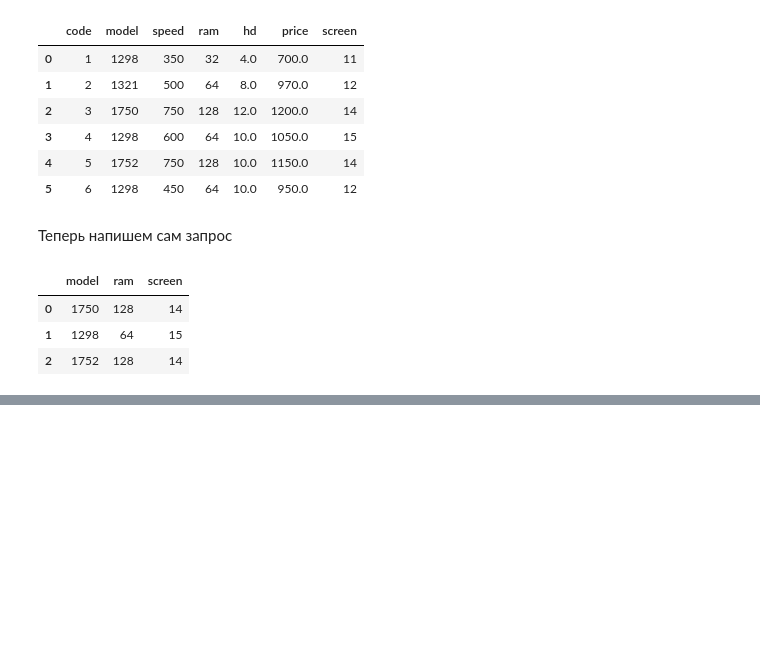
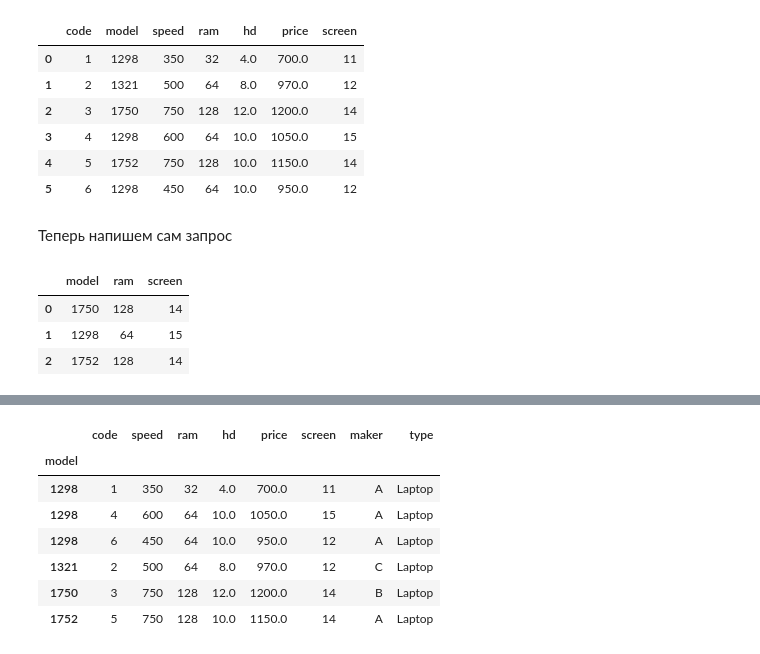
Before and after one commit to AleksTurov/Data-Science, a Jupyter notebook: sql-ex/sqlex_postgres_in_colab.ipynb, the cells around one changed output, grey strips where cells are left out. Drawn from its saved outputs; the diff is of its cells as text; code cells hidden in the pictures; blank space fills up the shorter version.

```diff
--- a/sql-ex/sqlex_postgres_in_colab.ipynb
+++ b/sql-ex/sqlex_postgres_in_colab.ipynb
@@ -249,0 +368,4 @@ select(sql)
+# %%
+sql = '''select * from Laptop t'''
+df = select(sql)
+df
@@ -249,0 +380,4 @@ select(sql)
+# %%
+sql = '''select * from Product t'''
+df2 = select(sql)
+df2
@@ -249,0 +402,13 @@ select(sql)
+# %%
+data = df.set_index('model').join(df2.set_index('model'))
+# %%
+data
+# %% [output]
+|  | code | speed | ram | hd | price | screen | maker | type |
+| model |  |  |  |  |  |  |  |  |
+| 1298 | 1 | 350 | 32 | 4.0 | 700.0 | 11 | A | Laptop |
+| 1298 | 4 | 600 | 64 | 10.0 | 1050.0 | 15 | A | Laptop |
+| 1298 | 6 | 450 | 64 | 10.0 | 950.0 | 12 | A | Laptop |
+| 1321 | 2 | 500 | 64 | 8.0 | 970.0 | 12 | C | Laptop |
+| 1750 | 3 | 750 | 128 | 12.0 | 1200.0 | 14 | B | Laptop |
+| 1752 | 5 | 750 | 128 | 10.0 | 1150.0 | 14 | A | Laptop |
```
Also changed, not shown: parts of 38 cells of this notebook.
